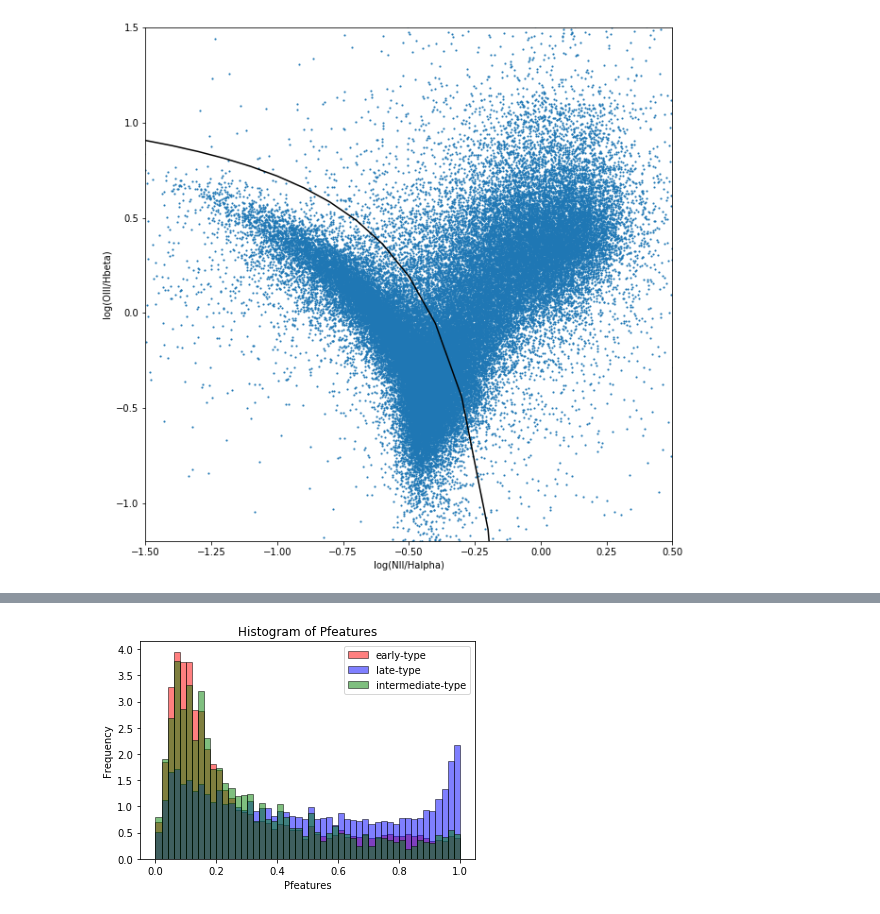
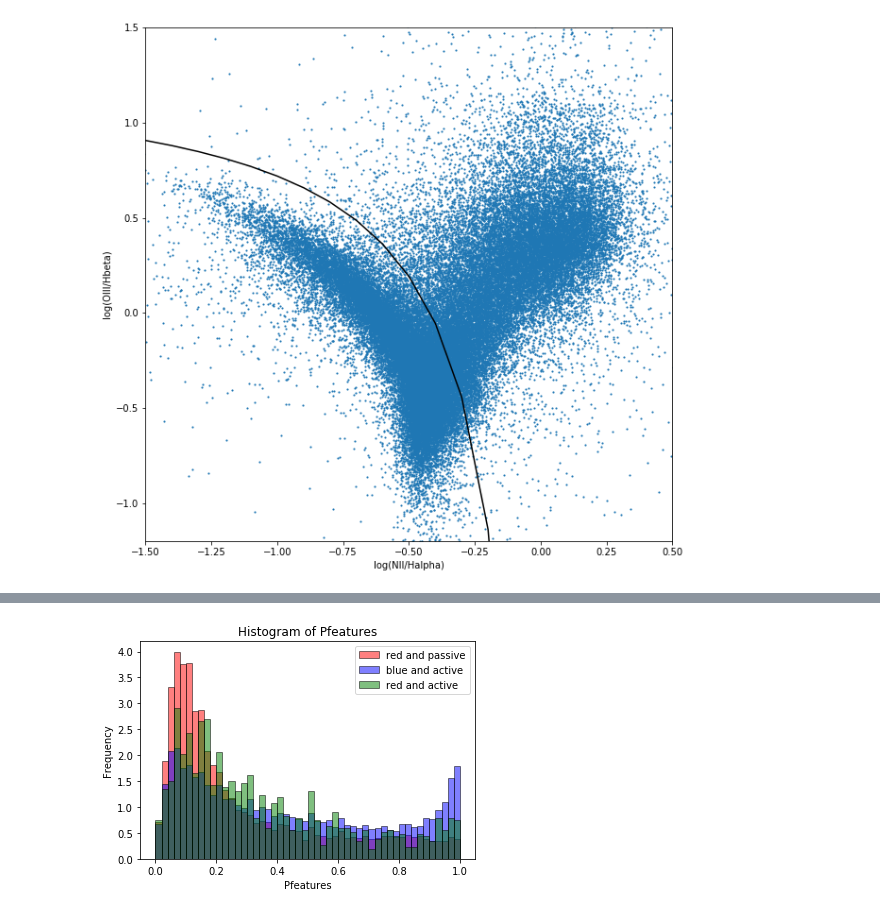
Before and after one commit to jaotter/Otter-Research-2017, a Jupyter notebook: early_late_classification.ipynb, the cells around one changed output, grey strips where cells are left out. Saved outputs shown, nothing was run; the diff lists cells and outputs as text; code cells hidden in the pictures.

```diff
--- a/early_late_classification.ipynb
+++ b/early_late_classification.ipynb
@@ -7,7 +7,9 @@ from astropy.cosmology import FlatLambdaCDM
 from astropy import units as u
 import bisect
 
-cosmo = FlatLambdaCDM(H0=72, Om0=0.3)
+H0 = 72.
+cosmo = FlatLambdaCDM(H0, Om0=0.3)
+h = H0/100
 # %%
 hdulist = fits.open('../petroC_nsa_gzoo.fits')
 tbdata = hdulist[1].data
@@ -15,43 +17,13 @@ color = tbdata['col10'] #^{0.1}(g-r), K-E corrected to z=0.1, petro
 M_r = tbdata['col9'] #^{0.1}(M_r) - 5\log h, K-E corrected to z=0.1, petro
 pfeatures = tbdata['t01_smooth_or_features_a02_features_or_disk_weighted_fraction']
 psmooth = tbdata['t01_smooth_or_features_a01_smooth_weighted_fraction']
-#sSFR = tbdata['B300']
 HA = tbdata['HAFLUX']
 HB = tbdata['HBFLUX']
 O3 = tbdata['O3FLUX']
 N2 = tbdata['N2FLUX']
 D4000 = tbdata['D4000']
 z = tbdata['Z']
+mass = tbdata['MASS'] #stellar mass from K correction fit, in h^-2 Msun units
 hdulist.close()
 # %%
 D4000_bins, SSFR_bins, Errs = np.load('../Dn4000Params_final.npy')
-# %%
-#for testing purposes
-matches = []
-for n in star_forming:
-    FHA = HA[n]*(1e-17)*u.erg / u.s / u.cm**2
-    #print('FHA',FHA)
-    FHA = FHA.to(u.erg/ u.s / (u.pc**2))
-    FHB = HB[n]*(1e-17)*u.erg / u.s / u.cm**2
-    FHB = FHB.to(u.erg/ u.s / (u.pc**2))
-    #FHB = FHB.to(u.W/u.pc**2)
-    #print('FHA erg/s/pc^2',FHA)
-    LHA = (cosmo.luminosity_distance(z[n]).to(u.pc)**2) * 4 * math.pi * FHA
-    LHB = (cosmo.luminosity_distance(z[n]).to(u.pc)**2) * 4 * math.pi * FHB
-    #print('LHA',LHA)
-    LHA_c = LHA*(((LHA/LHB)/2.8)**2.36)
-    #print('LHA_c', LHA_c)
-    logsSFR = math.log(LHA_c.value, 10) - 41.1
-    #print('Halpha SFR', logsSFR)
-    sfr_ind = bisect.bisect_left(D4000_bins, D4000[3])-1
-    logsSFRd4000 = SSFR_bins[sfr_ind]
-    #print('d4000 sfr', logsSFRd4000)
-    #print(z[10])
-    #print(cosmo.luminosity_distance(z[2]))
-    O3_BPT = math.log(O3[n]/HB[n],10)
-    N2_BPT = math.log(N2[n]/HA[n],10)
-    if O3_BPT > 0.61/(N2_BPT - 0.05) + 1.3 or N2_BPT > -0.2:
-        print 'AGN'
-    if abs(logsSFR - logsSFRd4000) < 1:
-        print 'match', n
-        matches.append(n)
@@ -211,14 +205,14 @@ plt.show()
 # %%
-plt.hist(early_pfeatures, 50, normed=1, facecolor='r', alpha=0.5, ec='black', label='early-type')
-plt.hist(late_pfeatures, 50, normed=1, facecolor='b', alpha=0.5, ec='black', label='late-type')
-plt.hist(int_pfeatures, 50, normed=1, facecolor='g', alpha=0.5, ec='black', label='intermediate-type')
+plt.hist(redpas_pfeatures, 50, normed=1, facecolor='r', alpha=0.5, ec='black', label='red and passive')
+plt.hist(bluact_pfeatures, 50, normed=1, facecolor='b', alpha=0.5, ec='black', label='blue and active')
+plt.hist(redact_pfeatures, 50, normed=1, facecolor='g', alpha=0.5, ec='black', label='red and active')
 plt.xlabel('Pfeatures')
 plt.ylabel('Frequency')
 plt.title('Histogram of Pfeatures')
 plt.legend(loc='upper right')
 plt.show()
 # %% [output]
-[figure, old version]
+[figure, new version]
 # %%
 plt.hist(early_psmooth, 50, normed=1, facecolor='r', alpha=0.5, ec='black', label='early-type')
 plt.hist(late_psmooth, 50, normed=1, facecolor='b', alpha=0.5, ec='black', label='late-type')
```
Also changed, not shown: parts of 6 cells of this notebook.
